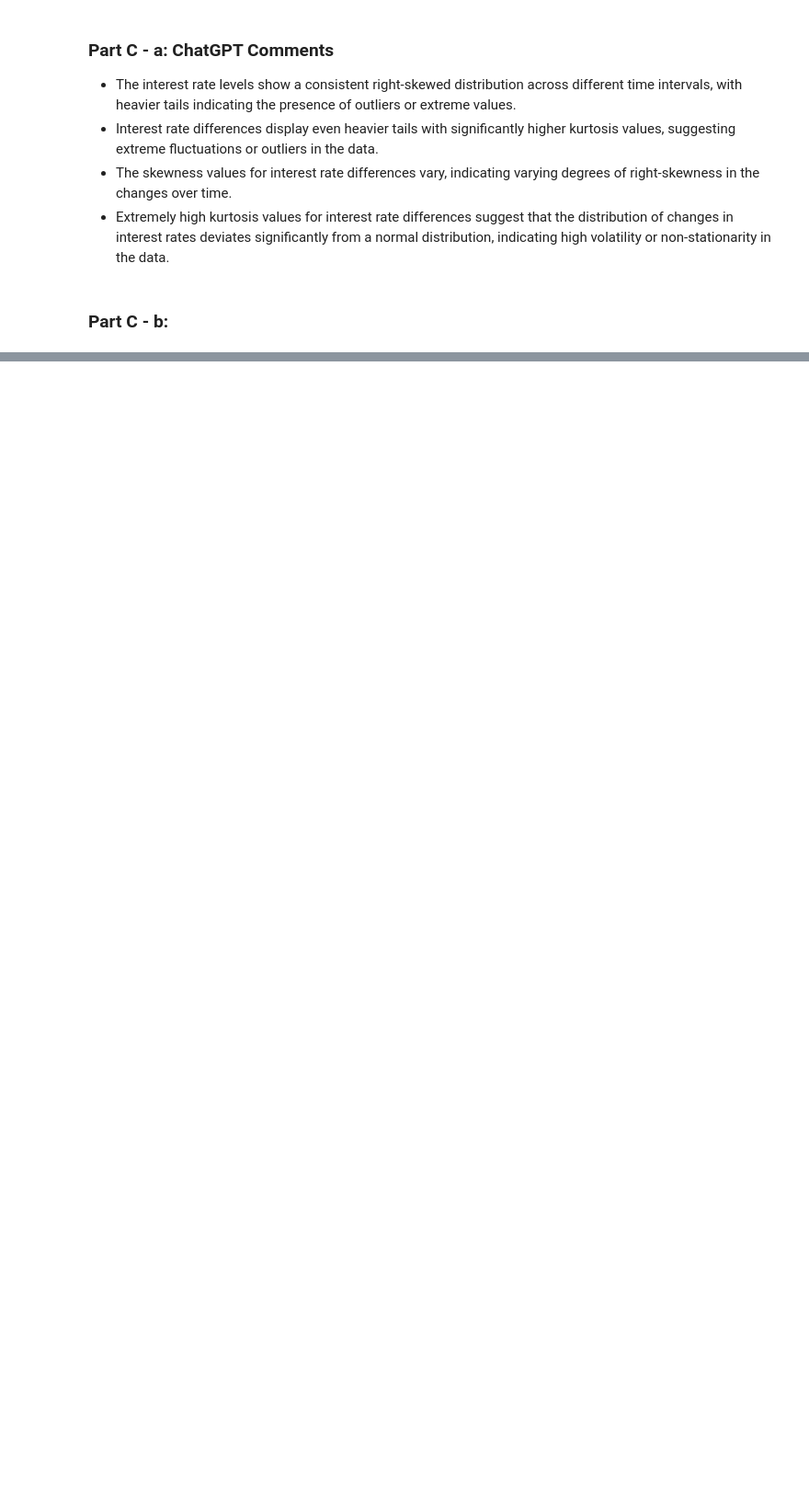
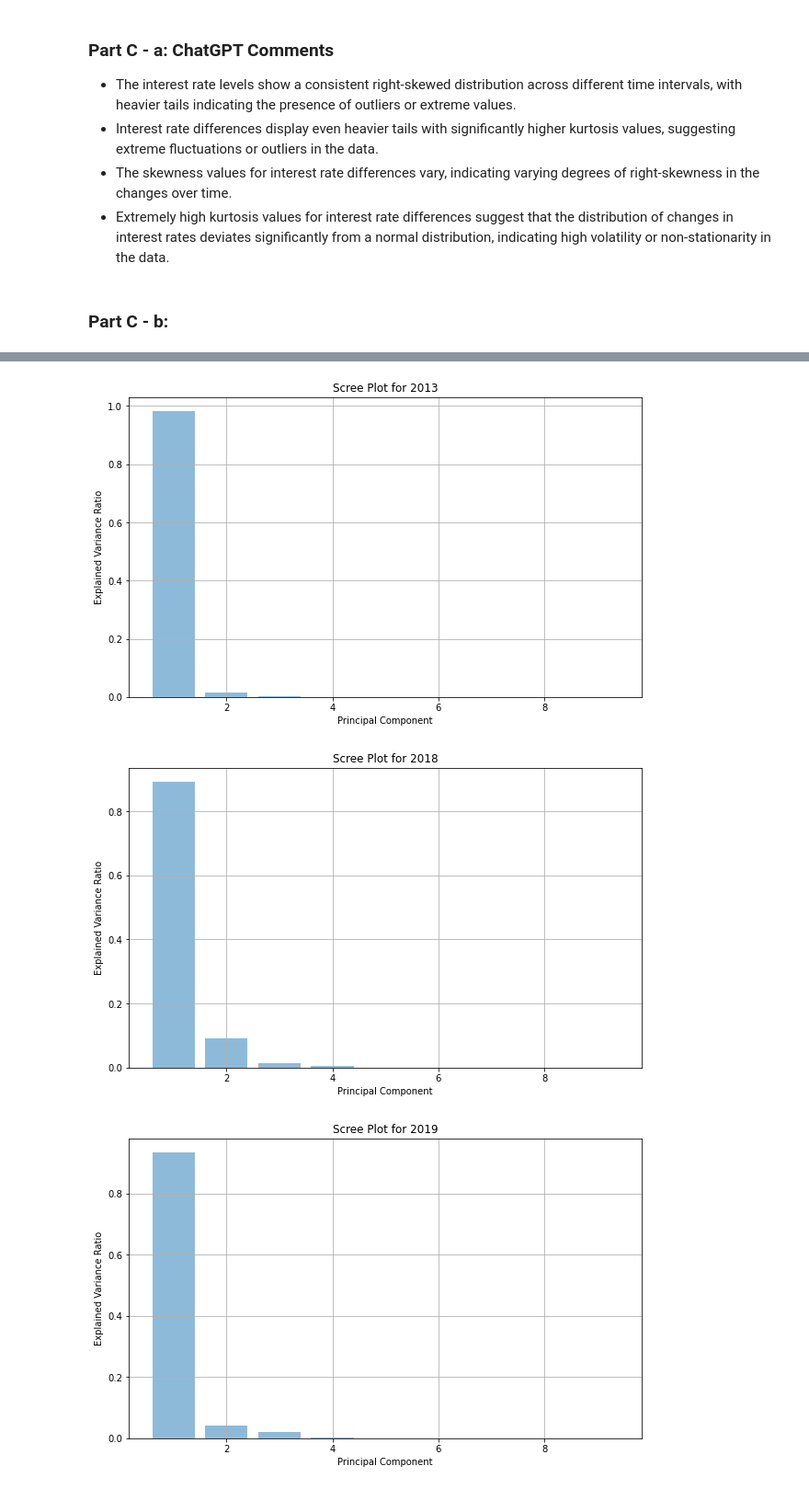
Before and after one commit to moleh13/EC48E, a Jupyter notebook: hw4/PS04.ipynb, the cells around one changed output, grey strips where cells are left out. Shown at 92% size. Cells and saved outputs as stored; diff of their text form; code cells hidden in the pictures; blank space fills up the shorter version.

```diff
--- a/hw4/PS04.ipynb
+++ b/hw4/PS04.ipynb
@@ -685,0 +725,74 @@ Mean Yield Spread: -0.513875198645598
+# %%
+# Filter data for each year
+data_2013 = yield_data[yield_data['Date'].dt.year == 2013].copy()
+data_2018 = yield_data[yield_data['Date'].dt.year == 2018].copy()
+data_2019 = yield_data[yield_data['Date'].dt.year == 2019].copy()
+
+# Call only the ['X30', 'X90', 'X180', 'X360', 'X720', 'X1080', 'X1800', 'X2520','X3600'] columns
+data_2013_numeric = data_2013[['X30', 'X90', 'X180', 'X360', 'X720', 'X1080', 'X1800', 'X2520','X3600']]
+data_2018_numeric = data_2018[['X30', 'X90', 'X180', 'X360', 'X720', 'X1080', 'X1800', 'X2520','X3600']]
+data_2019_numeric = data_2019[['X30', 'X90', 'X180', 'X360', 'X720', 'X1080', 'X1800', 'X2520','X3600']]
+
+# Handle missing values if any
+data_2013_numeric.dropna(inplace=True)
+data_2018_numeric.dropna(inplace=True)
+data_2019_numeric.dropna(inplace=True)
+
+# Standardize the data
+scaler = StandardScaler()
+data_2013_scaled = scaler.fit_transform(data_2013_numeric)
+data_2018_scaled = scaler.fit_transform(data_2018_numeric)
+data_2019_scaled = scaler.fit_transform(data_2019_numeric)
+
+# Apply PCA for each year
+pca_2013 = PCA()
+pca_2013.fit(data_2013_scaled)
+pca_2018 = PCA()
+pca_2018.fit(data_2018_scaled)
+pca_2019 = PCA()
+pca_2019.fit(data_2019_scaled)
+
+# Get the explained variance ratio for each year
+explained_variance_ratio_2013 = pca_2013.explained_variance_ratio_
+explained_variance_ratio_2018 = pca_2018.explained_variance_ratio_
+explained_variance_ratio_2019 = pca_2019.explained_variance_ratio_
+
+# Print the explained variance ratio for each principal component for each year
+print("Explained Variance Ratio for each Principal Component:")
+print("Year 2013:")
+for i, ratio in enumerate(explained_variance_ratio_2013):
+    print(f"PC{i+1}: {ratio:.4f}")
+
+print("\nYear 2018:")
+for i, ratio in enumerate(explained_variance_ratio_2018):
+    print(f"PC{i+1}: {ratio:.4f}")
+
+print("\nYear 2019:")
+for i, ratio in enumerate(explained_variance_ratio_2019):
+    print(f"PC{i+1}: {ratio:.4f}")
+
+# Plot the explained variance ratio for each year
+plt.figure(figsize=(10, 6))
+plt.bar(range(1, len(explained_variance_ratio_2013) + 1), explained_variance_ratio_2013, alpha=0.5, align='center')
+plt.xlabel('Principal Component')
+plt.ylabel('Explained Variance Ratio')
+plt.title('Scree Plot for 2013')
+plt.grid()
+plt.show()
+
+plt.figure(figsize=(10, 6))
+plt.bar(range(1, len(explained_variance_ratio_2018) + 1), explained_variance_ratio_2018, alpha=0.5, align='center')
+plt.xlabel('Principal Component')
+plt.ylabel('Explained Variance Ratio')
+plt.title('Scree Plot for 2018')
+plt.grid()
+plt.show()
+
+plt.figure(figsize=(10, 6))
+plt.bar(range(1, len(explained_variance_ratio_2019) + 1), explained_variance_ratio_2019, alpha=0.5, align='center')
+plt.xlabel('Principal Component')
+plt.ylabel('Explained Variance Ratio')
+plt.title('Scree Plot for 2019')
+plt.grid()
+plt.show()
+# %% [output]
@@ -686 +816,4 @@ Mean Yield Spread: -0.513875198645598
+[figure, added]
+[figure, added]
+[figure, added]
 # %% [markdown]
```
Also changed, not shown: parts of 20 cells of this notebook.
